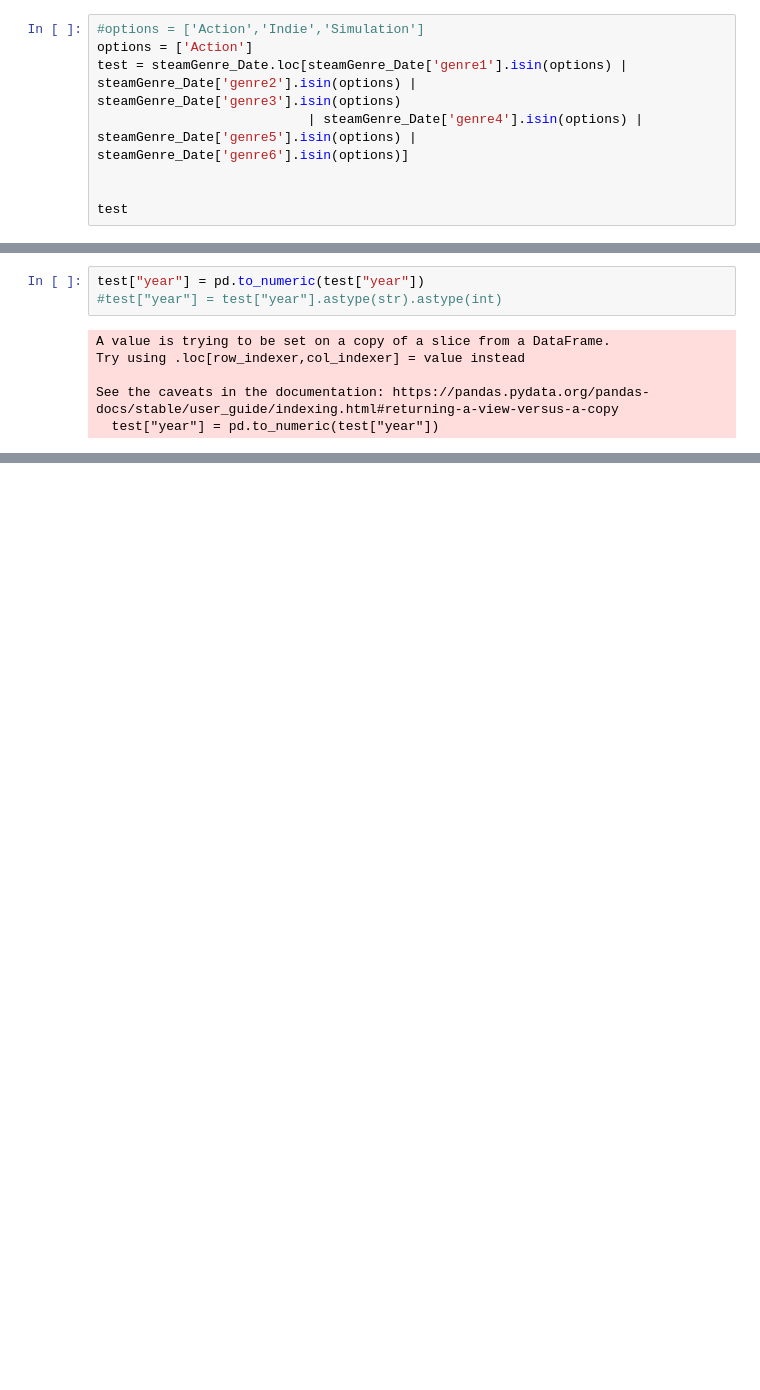
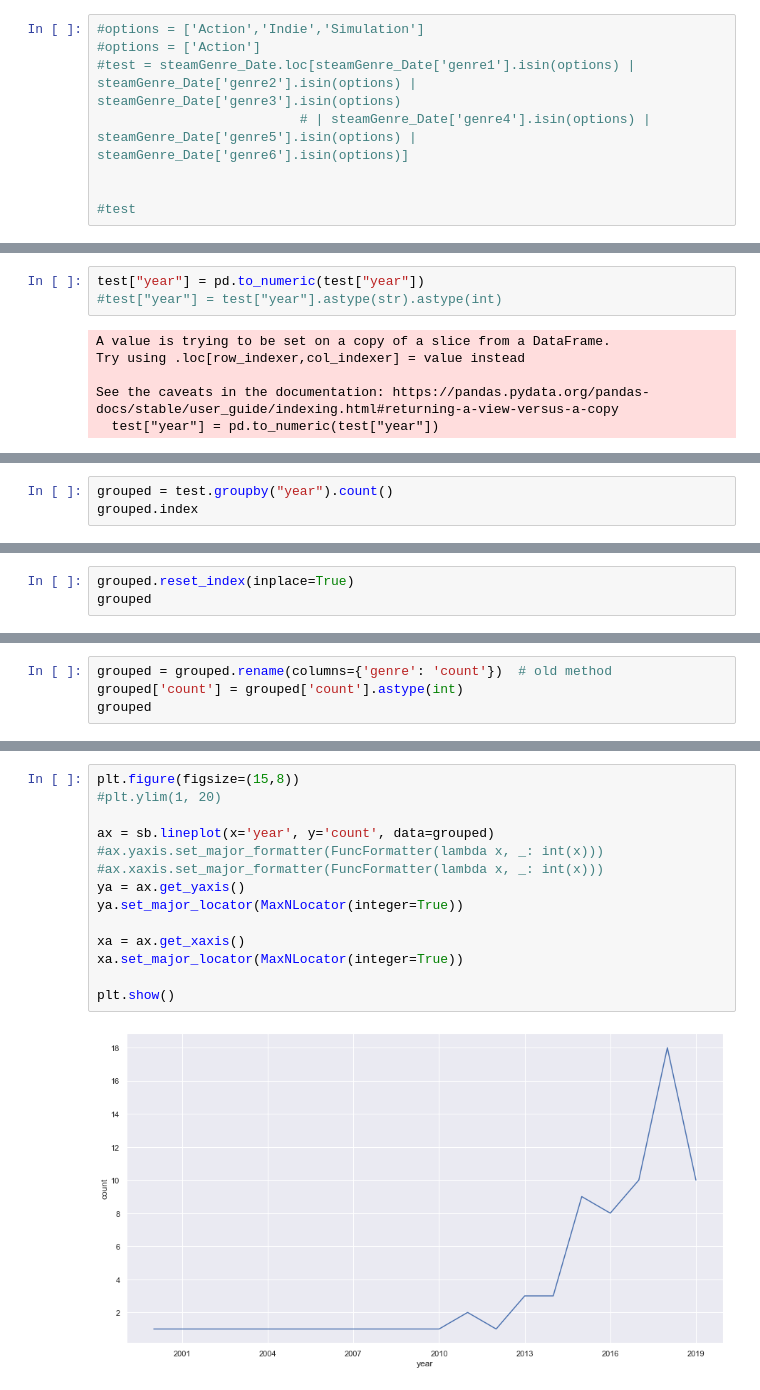
Before and after one commit to pyaepyaelily/videoGame, a Jupyter notebook: videoGame.ipynb, the cells around one changed output, grey strips where cells are left out. Saved outputs shown, nothing was run; the diff lists cells and outputs as text; blank space fills up the shorter version.

```diff
--- a/videoGame.ipynb
+++ b/videoGame.ipynb
@@ -167,8 +173,8 @@ steamGenre_Date
 # %%
 #options = ['Action','Indie','Simulation']
-options = ['Action']
-test = steamGenre_Date.loc[steamGenre_Date['genre1'].isin(options) | steamGenre_Date['genre2'].isin(options) | steamGenre_Date['genre3'].isin(options)
-                           | steamGenre_Date['genre4'].isin(options) | steamGenre_Date['genre5'].isin(options) | steamGenre_Date['genre6'].isin(options)]
+#options = ['Action']
+#test = steamGenre_Date.loc[steamGenre_Date['genre1'].isin(options) | steamGenre_Date['genre2'].isin(options) | steamGenre_Date['genre3'].isin(options)
+                          # | steamGenre_Date['genre4'].isin(options) | steamGenre_Date['genre5'].isin(options) | steamGenre_Date['genre6'].isin(options)]
 
 
-test
+#test
@@ -260,0 +217,3 @@ test
+# %%
+grouped = test.groupby("year").count()
+grouped.index
@@ -260,0 +224,3 @@ test
+# %%
+grouped.reset_index(inplace=True)
+grouped
@@ -260,0 +244,4 @@ test
+# %%
+grouped = grouped.rename(columns={'genre': 'count'})  # old method
+grouped['count'] = grouped['count'].astype(int)
+grouped
@@ -260,0 +263,16 @@ test
+# %%
+plt.figure(figsize=(15,8))
+#plt.ylim(1, 20)
+
+ax = sb.lineplot(x='year', y='count', data=grouped)
+#ax.yaxis.set_major_formatter(FuncFormatter(lambda x, _: int(x)))
+#ax.xaxis.set_major_formatter(FuncFormatter(lambda x, _: int(x)))
+ya = ax.get_yaxis()
+ya.set_major_locator(MaxNLocator(integer=True))
+
+xa = ax.get_xaxis()
+xa.set_major_locator(MaxNLocator(integer=True))
+
+plt.show()
+# %% [output]
+[figure, added]
```
Also changed, not shown: parts of 19 cells of this notebook.
